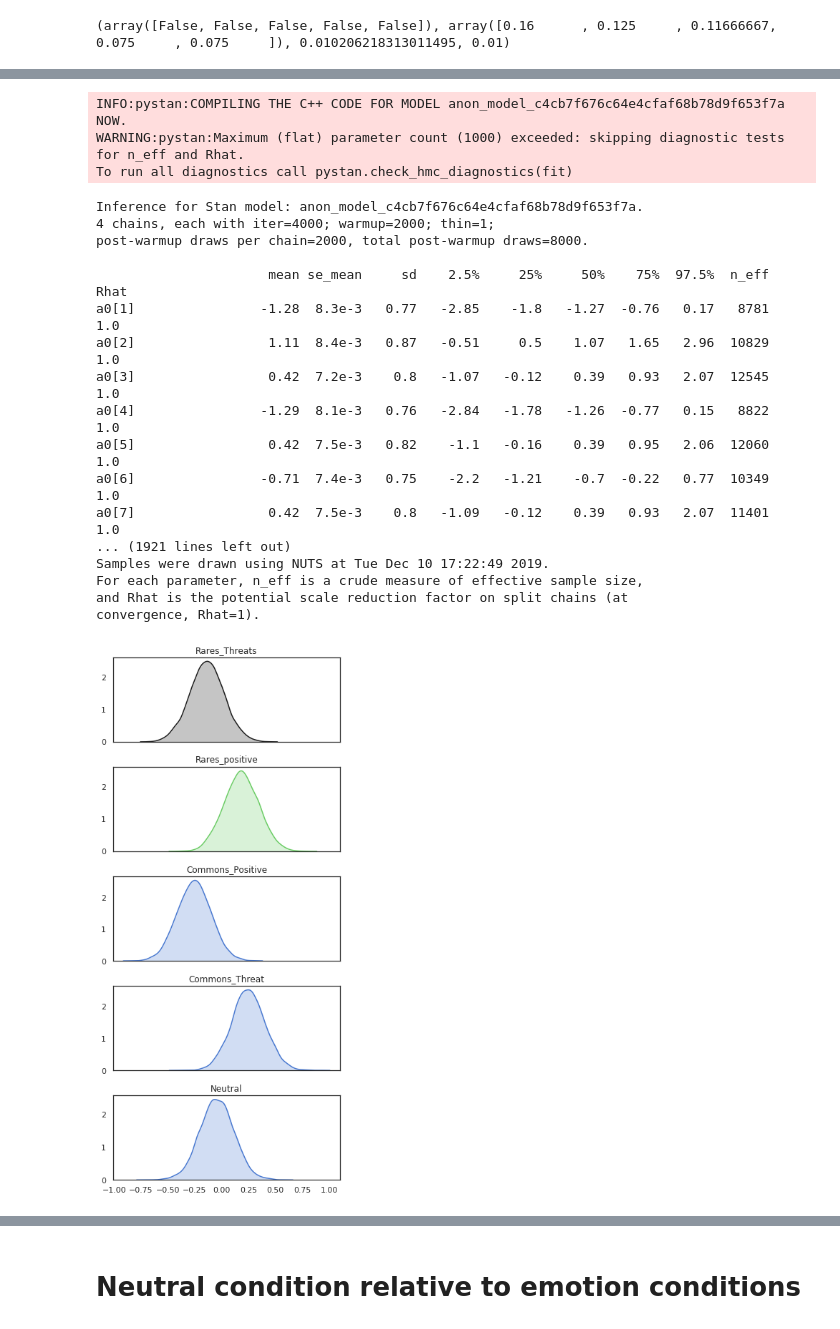
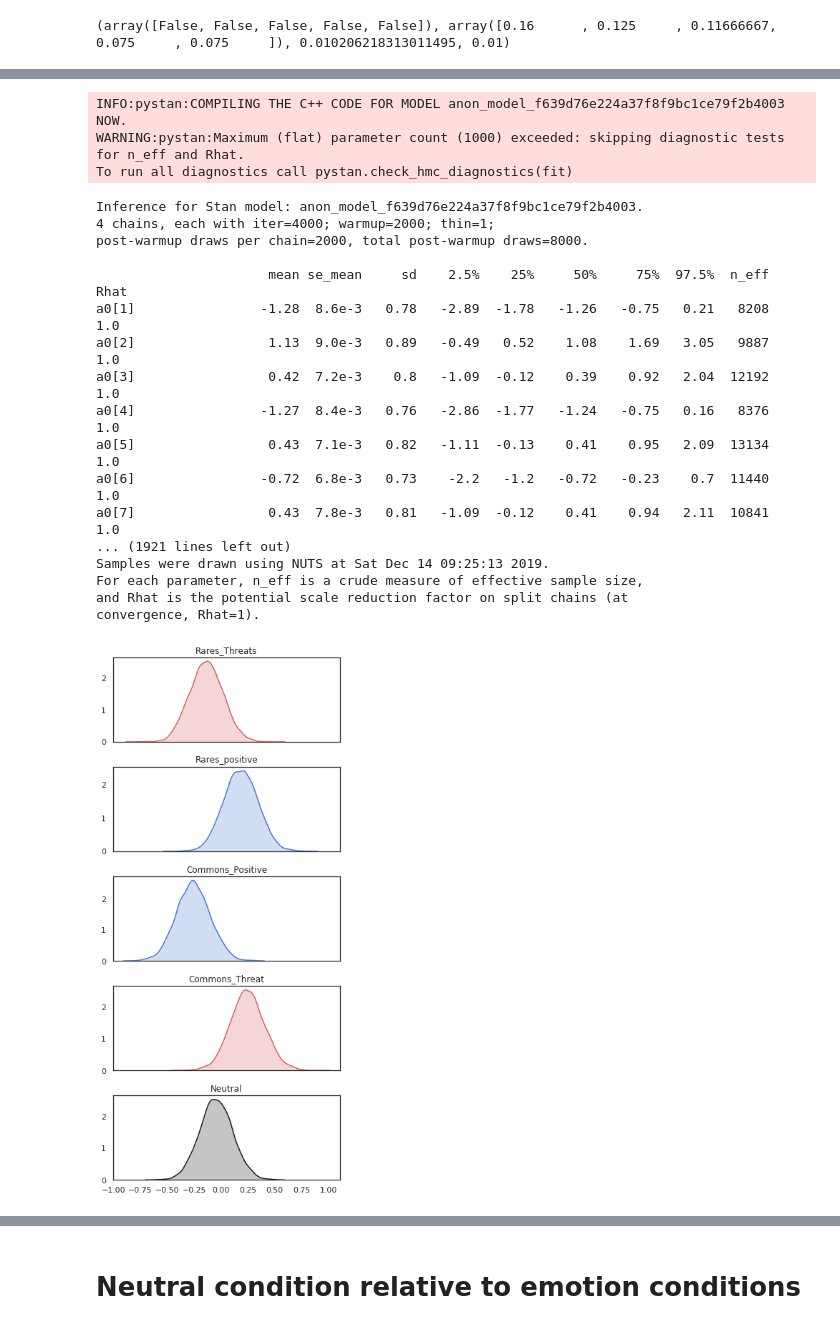
Before and after one commit to psharp1289/MBLearning_Worry_MPC, a Jupyter notebook: full_study_images/models.ipynb, the cells around one changed output, grey strips where cells are left out. Cells and saved outputs as stored; diff of their text form; code cells hidden in the pictures.

Commit message:
update models

```diff
--- a/full_study_images/models.ipynb
+++ b/full_study_images/models.ipynb
@@ -76,7 +88,7 @@ data {
 parameters {
   // Grand mean
   vector[NxSubjects] a0;
-  real<lower=0,upper=3> sigma_subject;
+  real<lower=0.0001,upper=4.9999> sigma_subject;
 
   //Conditions
   vector[NxConditions] aW;
@@ -163,23 +175,23 @@ model_fit = StanModel(model_code=model_input)
 fit_fe = model_fit.sampling(data=data_input,iter=4000,control=controls)
 print(fit_fe)
 # %% [output]
-INFO:pystan:COMPILING THE C++ CODE FOR MODEL anon_model_c4cb7f676c64e4cfaf68b78d9f653f7a NOW.
+INFO:pystan:COMPILING THE C++ CODE FOR MODEL anon_model_f639d76e224a37f8f9bc1ce79f2b4003 NOW.
 WARNING:pystan:Maximum (flat) parameter count (1000) exceeded: skipping diagnostic tests for n_eff and Rhat.
 To run all diagnostics call pystan.check_hmc_diagnostics(fit)
-Inference for Stan model: anon_model_c4cb7f676c64e4cfaf68b78d9f653f7a.
+Inference for Stan model: anon_model_f639d76e224a37f8f9bc1ce79f2b4003.
 4 chains, each with iter=4000; warmup=2000; thin=1;
 post-warmup draws per chain=2000, total post-warmup draws=8000.
 
-                      mean se_mean     sd    2.5%     25%     50%    75%  97.5%  n_eff   Rhat
-a0[1]                -1.28  8.3e-3   0.77   -2.85    -1.8   -1.27  -0.76   0.17   8781    1.0
-a0[2]                 1.11  8.4e-3   0.87   -0.51     0.5    1.07   1.65   2.96  10829    1.0
-a0[3]                 0.42  7.2e-3    0.8   -1.07   -0.12    0.39   0.93   2.07  12545    1.0
-a0[4]                -1.29  8.1e-3   0.76   -2.84   -1.78   -1.26  -0.77   0.15   8822    1.0
-a0[5]                 0.42  7.5e-3   0.82    -1.1   -0.16    0.39   0.95   2.06  12060    1.0
-a0[6]                -0.71  7.4e-3   0.75    -2.2   -1.21    -0.7  -0.22   0.77  10349    1.0
-a0[7]                 0.42  7.5e-3    0.8   -1.09   -0.12    0.39   0.93   2.07  11401    1.0
+                      mean se_mean     sd    2.5%    25%     50%     75%  97.5%  n_eff   Rhat
+a0[1]                -1.28  8.6e-3   0.78   -2.89  -1.78   -1.26   -0.75   0.21   8208    1.0
+a0[2]                 1.13  9.0e-3   0.89   -0.49   0.52    1.08    1.69   3.05   9887    1.0
+a0[3]                 0.42  7.2e-3    0.8   -1.09  -0.12    0.39    0.92   2.04  12192    1.0
+a0[4]                -1.27  8.4e-3   0.76   -2.86  -1.77   -1.24   -0.75   0.16   8376    1.0
+a0[5]                 0.43  7.1e-3   0.82   -1.11  -0.13    0.41    0.95   2.09  13134    1.0
+a0[6]                -0.72  6.8e-3   0.73    -2.2   -1.2   -0.72   -0.23    0.7  11440    1.0
+a0[7]                 0.43  7.8e-3   0.81   -1.09  -0.12    0.41    0.94   2.11  10841    1.0
 ... (1921 lines left out)
-Samples were drawn using NUTS at Tue Dec 10 17:22:49 2019.
+Samples were drawn using NUTS at Sat Dec 14 09:25:13 2019.
 For each parameter, n_eff is a crude measure of effective sample size,
 and Rhat is the potential scale reduction factor on split chains (at
 convergence, Rhat=1).
@@ -222,50 +234,50 @@ diff_n_cp=neutral-common_p
 
 
 #Compute HDIs
-l_ct, r_ct = highest_density_interval(common_t,alpha=0.10)
-l_cp, r_cp = highest_density_interval(common_p,alpha=0.10)
-l_r, r_r = highest_density_interval(diff_rare,alpha=0.10)
-l_rt,r_rt=highest_density_interval(diff_raret,alpha=0.10)
-l_n,r_n=highest_density_interval(neutral,alpha=0.10)
-le,re=highest_density_interval(diff_ct_rares,alpha=0.10)
-l,r=highest_density_interval(d_cp,alpha=0.10)
-nm,mm=highest_density_interval(diff_common,alpha=0.10)
-lc,hc=highest_density_interval(diff_type,alpha=0.10)
-lx,rx=highest_density_interval(diff_n_ct,alpha=0.30)
-lxy,rxy=highest_density_interval(diff_n_cp,alpha=0.10)
+l_ct, r_ct = highest_density_interval(common_t)
+l_cp, r_cp = highest_density_interval(common_p)
+l_r, r_r = highest_density_interval(diff_rare)
+l_rt,r_rt=highest_density_interval(diff_raret)
+l_n,r_n=highest_density_interval(neutral)
+le,re=highest_density_interval(diff_ct_rares)
+l,r=highest_density_interval(d_cp)
+nm,mm=highest_density_interval(diff_common)
+lc,hc=highest_density_interval(diff_type)
+lx,rx=highest_density_interval(diff_n_ct)
+lxy,rxy=highest_density_interval(diff_n_cp)
 
 
 rope=0.009
 
 
 sns.set(style="white",
         palette="muted",
         color_codes=True)
 
 f, axs = plt.subplots(5, 1, figsize=(5, 11),sharex=True)
 
-ax0=sns.distplot(rare_t, hist=False,kde_kws={"shade": True},color="k", ax=axs[0])
+ax0=sns.distplot(rare_t, hist=False,kde_kws={"shade": True},color="r", ax=axs[0])
 ax0.set(title='Rares_Threats',xlabel='')
 
-ax1=sns.distplot(rare_p, hist=False,kde_kws={"shade": True},color="g", ax=axs[1])
+ax1=sns.distplot(rare_p, hist=False,kde_kws={"shade": True},color="b", ax=axs[1])
 ax1.set(title='Rares_positive',xlabel='')
 
 
 ax2=sns.distplot(common_p, hist=False, kde_kws={"shade": True},color="b", ax=axs[2])
 ax2.set(title='Commons_Positive',xlabel='')
 
-axct=sns.distplot(common_t, hist=False, kde_kws={"shade": True},color="b", ax=axs[3])
+axct=sns.distplot(common_t, hist=False, kde_kws={"shade": True},color="r", ax=axs[3])
 axct.set(title='Commons_Threat',xlabel='')
 
-axct=sns.distplot(neutral, hist=False, kde_kws={"shade": True},color="b", ax=axs[4])
+axct=sns.distplot(neutral, hist=False, kde_kws={"shade": True},color="k", ax=axs[4])
 axct.set(title='Neutral',xlabel='')
 
 
 
 plt.tight_layout()
 plt.show()
 # %% [output]
-[figure, old version]
+[figure, new version]
 # %%
 f, axs = plt.subplots(5, 1, figsize=(11, 11),sharex=True)
 
```
Also changed, not shown: parts of 5 cells of this notebook, 1 other file.
